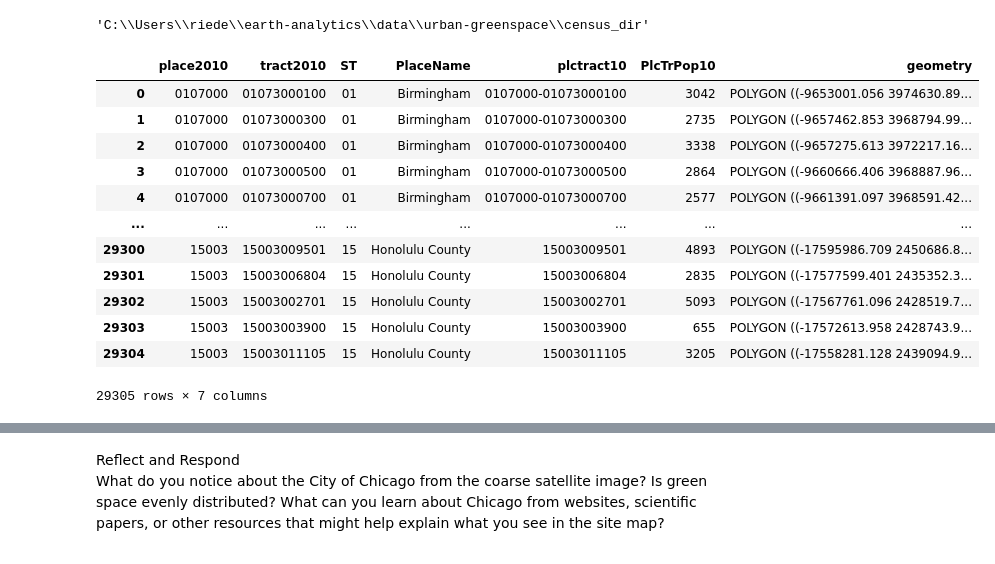
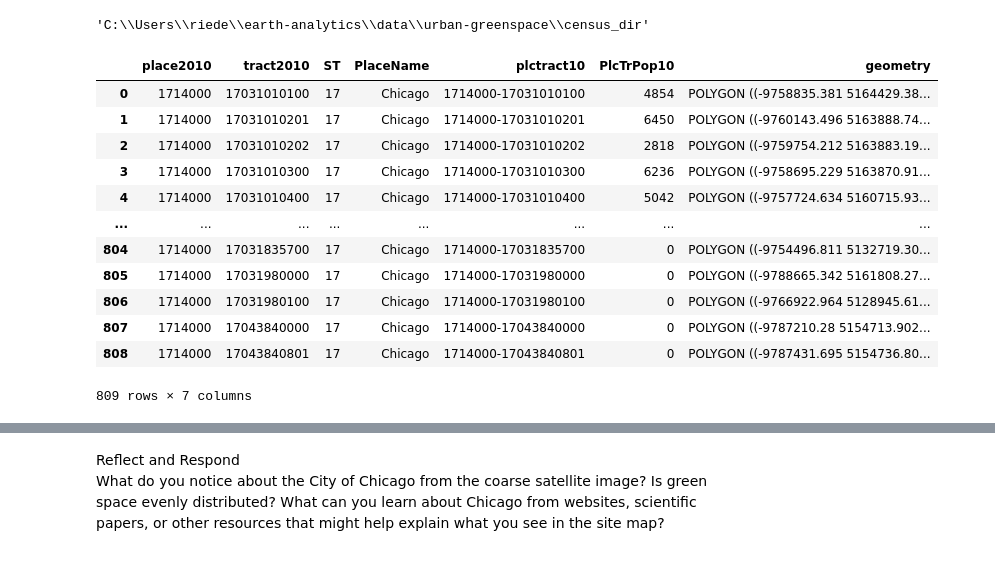
Before and after one commit to earthlab-education/big-data-hanried, a Jupyter notebook: big-data.ipynb, the cells around one changed output, grey strips where cells are left out. Saved outputs shown, nothing was run; the diff lists cells and outputs as text; code cells hidden in the pictures.

Commit message:
got tract download working

```diff
--- a/big-data.ipynb
+++ b/big-data.ipynb
@@ -123,7 +149,7 @@ version containing only Chicago.</li>
 </ol></div></div>
 # %%
 # Set up a path to save the data on your machine
-census_dir = os.path.join(data_dir, 'census_dir')
+census_dir = os.path.join(data_dir, 'chicago-tract')
 
 # Make the census directory
 os.makedirs(census_dir, exist_ok=True)
@@ -131,32 +157,30 @@ census_dir
 # %% [output]
 'C:\\Users\\riede\\earth-analytics\\data\\urban-greenspace\\census_dir'
 # %%
-# Set up the census tract path
-tract_url = ('https://data.cdc.gov/download/x7zy-2xmx/application%2Fzip')
-
 # Join census shapefile path
-census_path = os.path.join(census_dir, '*.shp')
+census_path = os.path.join(census_dir, 'chicago-tract.shp')
 
 # Only download once
 if not os.path.exists(census_path):
-     census_gdf = gpd.read_file(tract_url)
-     # write gdf to census_path - ERROR
-     #census_gdf.to_file(census_path)
+     census_url = ('https://data.cdc.gov/download/x7zy-2xmx/application%2Fzip')
+     census_gdf = gpd.read_file(census_url)
+     chi_census_gdf = census_gdf[census_gdf.PlaceName=='Chicago']
+     chi_census_gdf.to_file(census_path, index=False)
 
 # Check that the URL is correct, load in census tracts
-census_gdf = gpd.read_file(tract_url)
-census_gdf
+chi_census_gdf = gpd.read_file(census_path)
+chi_census_gdf
 # %% [output]
 |  | place2010 | tract2010 | ST | PlaceName | plctract10 | PlcTrPop10 | geometry |
-| 0 | 0107000 | 01073000100 | 01 | Birmingham | 0107000-01073000100 | 3042 | POLYGON ((-9653001.056 3974630.89... |
-| 1 | 0107000 | 01073000300 | 01 | Birmingham | 0107000-01073000300 | 2735 | POLYGON ((-9657462.853 3968794.99... |
-| 2 | 0107000 | 01073000400 | 01 | Birmingham | 0107000-01073000400 | 3338 | POLYGON ((-9657275.613 3972217.16... |
-| 3 | 0107000 | 01073000500 | 01 | Birmingham | 0107000-01073000500 | 2864 | POLYGON ((-9660666.406 3968887.96... |
-| 4 | 0107000 | 01073000700 | 01 | Birmingham | 0107000-01073000700 | 2577 | POLYGON ((-9661391.097 3968591.42... |
+| 0 | 1714000 | 17031010100 | 17 | Chicago | 1714000-17031010100 | 4854 | POLYGON ((-9758835.381 5164429.38... |
+| 1 | 1714000 | 17031010201 | 17 | Chicago | 1714000-17031010201 | 6450 | POLYGON ((-9760143.496 5163888.74... |
+| 2 | 1714000 | 17031010202 | 17 | Chicago | 1714000-17031010202 | 2818 | POLYGON ((-9759754.212 5163883.19... |
+| 3 | 1714000 | 17031010300 | 17 | Chicago | 1714000-17031010300 | 6236 | POLYGON ((-9758695.229 5163870.91... |
+| 4 | 1714000 | 17031010400 | 17 | Chicago | 1714000-17031010400 | 5042 | POLYGON ((-9757724.634 5160715.93... |
 | ... | ... | ... | ... | ... | ... | ... | ... |
-| 29300 | 15003 | 15003009501 | 15 | Honolulu County | 15003009501 | 4893 | POLYGON ((-17595986.709 2450686.8... |
-| 29301 | 15003 | 15003006804 | 15 | Honolulu County | 15003006804 | 2835 | POLYGON ((-17577599.401 2435352.3... |
-| 29302 | 15003 | 15003002701 | 15 | Honolulu County | 15003002701 | 5093 | POLYGON ((-17567761.096 2428519.7... |
-| 29303 | 15003 | 15003003900 | 15 | Honolulu County | 15003003900 | 655 | POLYGON ((-17572613.958 2428743.9... |
-| 29304 | 15003 | 15003011105 | 15 | Honolulu County | 15003011105 | 3205 | POLYGON ((-17558281.128 2439094.9... |
+| 804 | 1714000 | 17031835700 | 17 | Chicago | 1714000-17031835700 | 0 | POLYGON ((-9754496.811 5132719.30... |
+| 805 | 1714000 | 17031980000 | 17 | Chicago | 1714000-17031980000 | 0 | POLYGON ((-9788665.342 5161808.27... |
+| 806 | 1714000 | 17031980100 | 17 | Chicago | 1714000-17031980100 | 0 | POLYGON ((-9766922.964 5128945.61... |
+| 807 | 1714000 | 17043840000 | 17 | Chicago | 1714000-17043840000 | 0 | POLYGON ((-9787210.28 5154713.902... |
+| 808 | 1714000 | 17043840801 | 17 | Chicago | 1714000-17043840801 | 0 | POLYGON ((-9787431.695 5154736.80... |
-29305 rows × 7 columns
+809 rows × 7 columns
```
Also changed, not shown: parts of 7 cells of this notebook.
